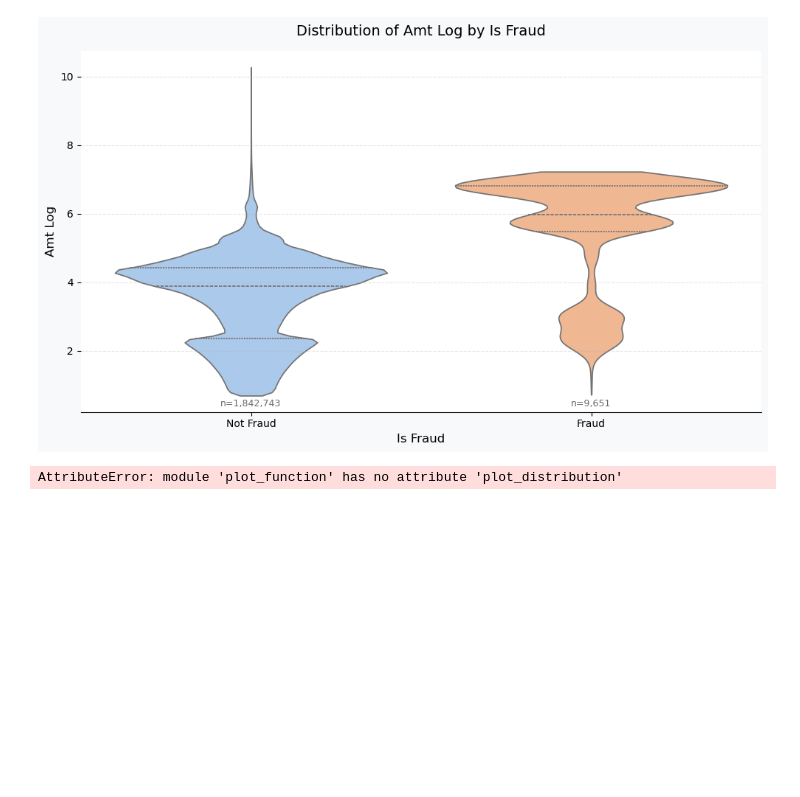
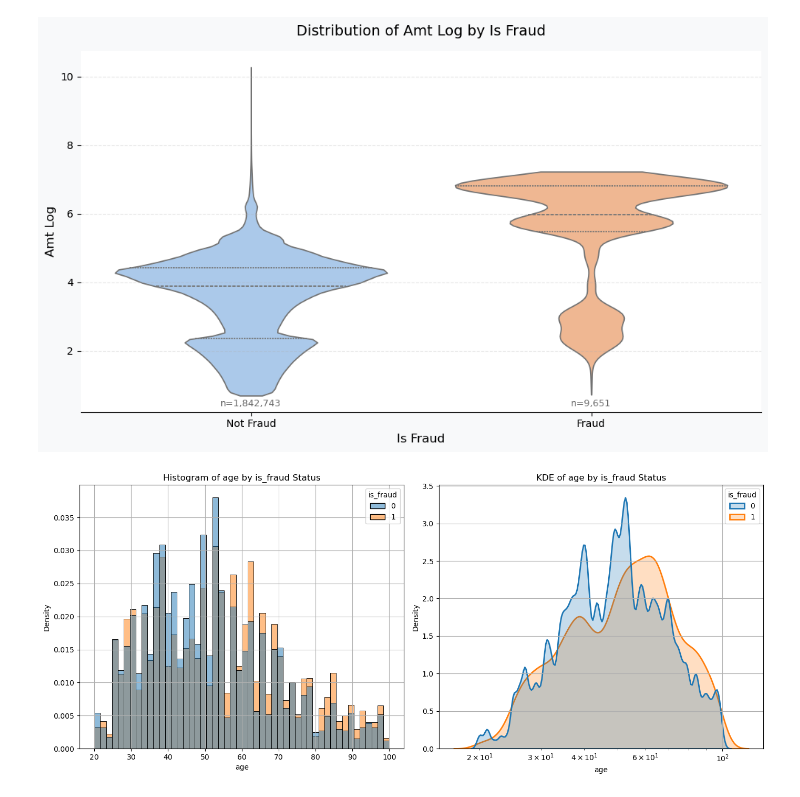
Before and after one commit to SirErikPak/CreditCardFraud, a Jupyter notebook: Notebook/Fraud.ipynb, the cells around one changed output. Cells and saved outputs as stored; diff of their text form; code cells hidden in the pictures; blank space fills up the shorter version.

```diff
--- a/Notebook/Fraud.ipynb
+++ b/Notebook/Fraud.ipynb
@@ -565,7 +578,7 @@ pf.plot_violin_by_binary_category(df, 'is_fraud', 'age')
 pf.plot_violin_by_binary_category(df, 'is_fraud', 'amt_log')
 # %% [output]
 [figure]
-# %%
-pf.plot_distribution(df, 'amt', 'is_fraud', log_scale=True, bins=50)
-# %% [output]
-AttributeError: module 'plot_function' has no attribute 'plot_distribution'
+# %%
+pf.plot_distribution(df, 'age', 'is_fraud', log_scale=False, bins=50)
+# %% [output]
+[figure, added]
```
Also changed, not shown: parts of 10 cells of this notebook, 1 other file.
